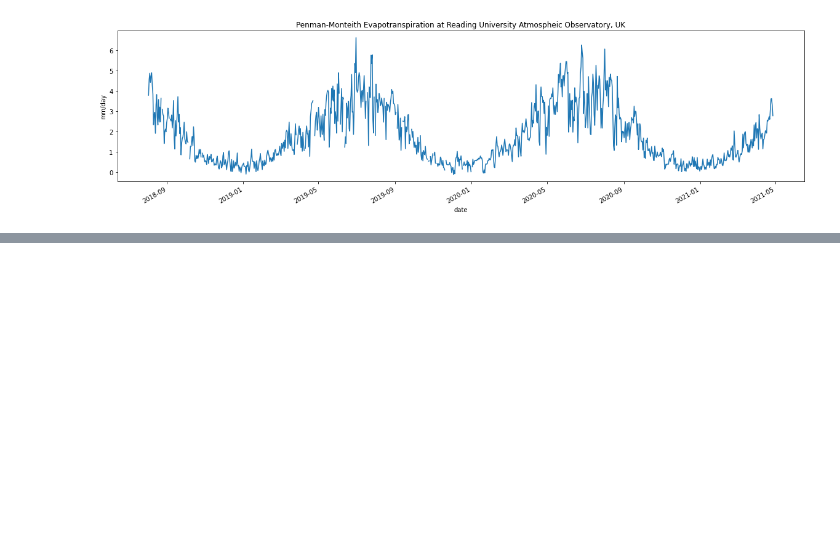
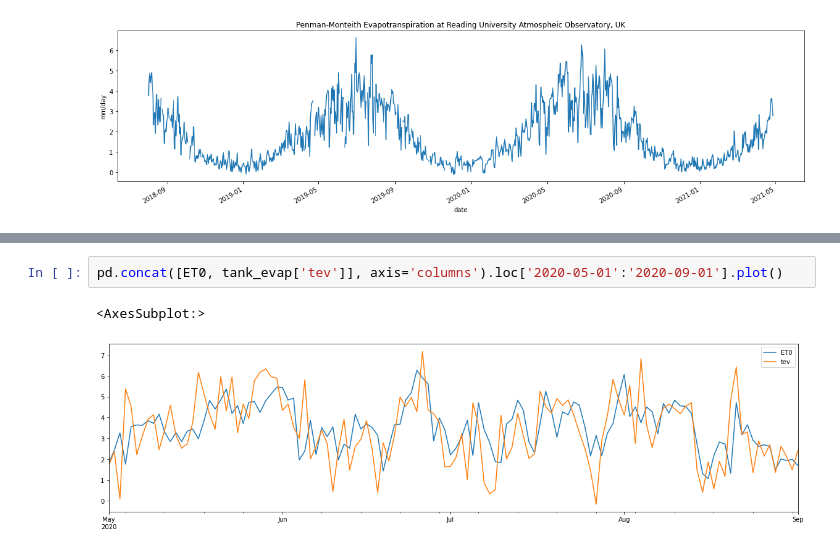
Before and after one commit to cjw296/irrigation, a Jupyter notebook: evapotranspiration.ipynb, the cells around one changed output, grey strips where cells are left out. Cells and saved outputs as stored; diff of their text form; blank space fills up the shorter version.

```diff
--- a/evapotranspiration.ipynb
+++ b/evapotranspiration.ipynb
@@ -226,0 +240,5 @@ Text(0, 0.5, 'mm/day')
+# %%
+pd.concat([ET0, tank_evap['tev']], axis='columns').loc['2020-05-01':'2020-09-01'].plot()
+# %% [output]
+<AxesSubplot:>
+[figure, added]
```
Also changed, not shown: parts of 3 cells of this notebook.
